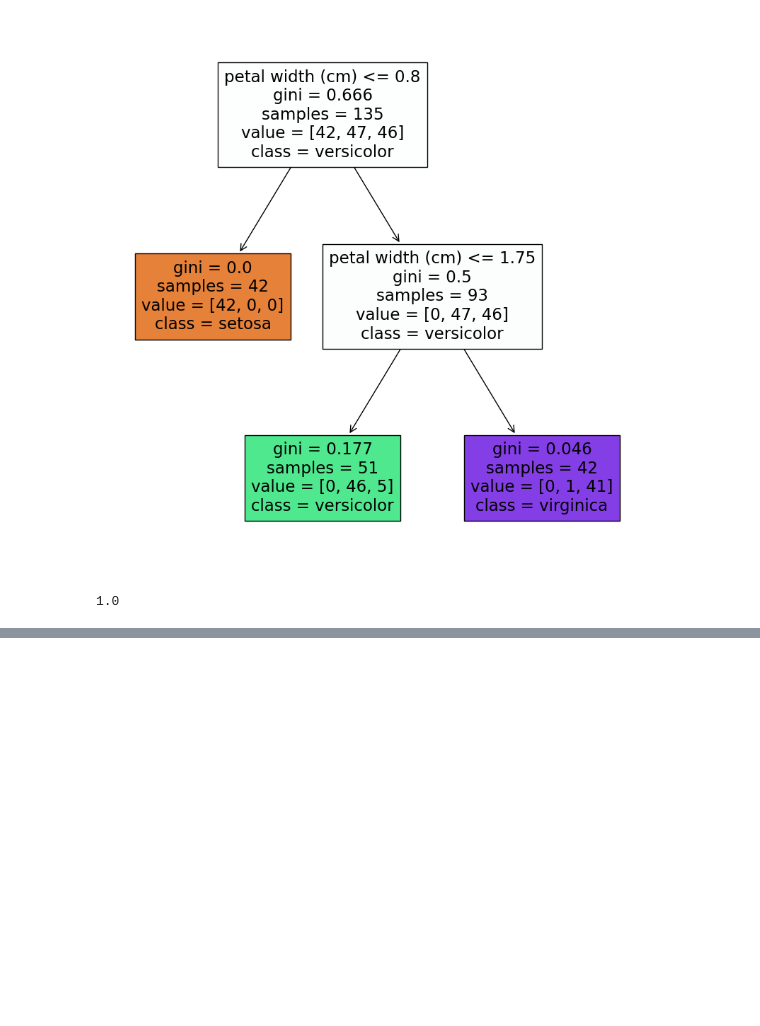
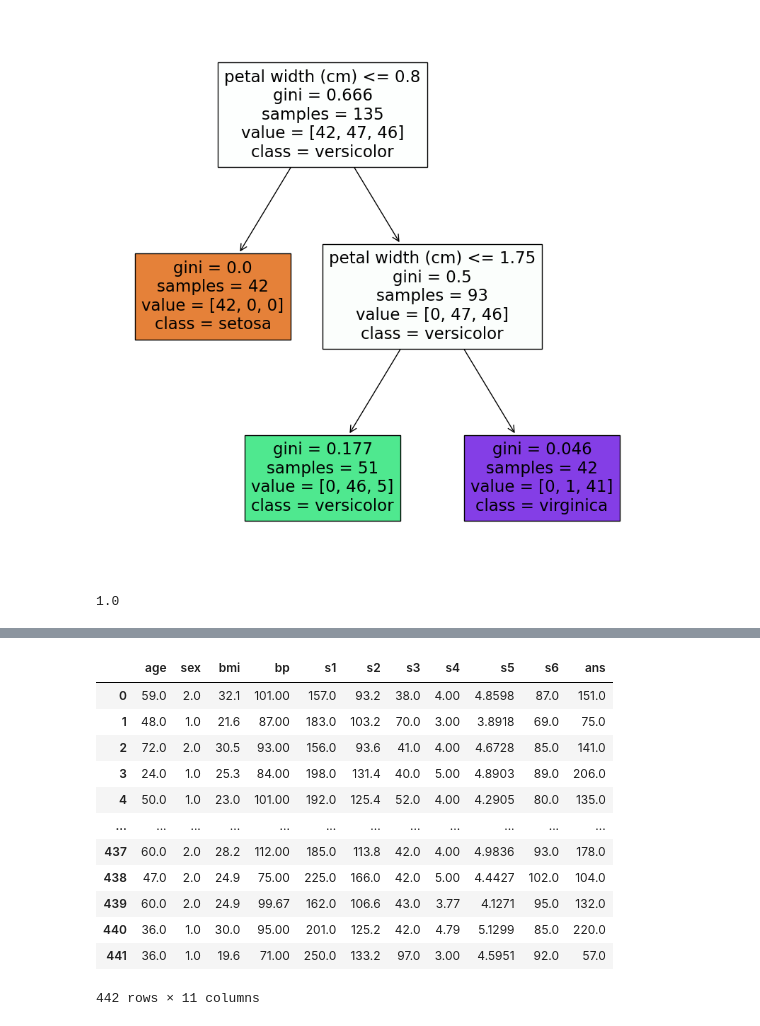
Before and after one commit to laisan86/sklearn, a Jupyter notebook: Python機器學習與深度學習應用班_基礎.ipynb, the cells around one changed output, grey strips where cells are left out. Saved outputs shown, nothing was run; the diff lists cells and outputs as text; code cells hidden in the pictures; blank space fills up the shorter version.

```diff
--- a/Python機器學習與深度學習應用班_基礎.ipynb
+++ b/Python機器學習與深度學習應用班_基礎.ipynb
@@ -77,0 +80,5 @@ accuracy_score(y_test, pre)
+# %%
+import pandas as pd
+from sklearn.datasets import load_diabetes
+diabetes = load_diabetes(scaled=False)
+print(diabetes.DESCR)
@@ -77,0 +103,18 @@ accuracy_score(y_test, pre)
+# %%
+data = pd.DataFrame(data=diabetes["data"], columns=diabetes["feature_names"])
+data["ans"] = diabetes["target"]
+data
+# %% [output]
+|  | age | sex | bmi | bp | s1 | s2 | s3 | s4 | s5 | s6 | ans |
+| 0 | 59.0 | 2.0 | 32.1 | 101.00 | 157.0 | 93.2 | 38.0 | 4.00 | 4.8598 | 87.0 | 151.0 |
+| 1 | 48.0 | 1.0 | 21.6 | 87.00 | 183.0 | 103.2 | 70.0 | 3.00 | 3.8918 | 69.0 | 75.0 |
+| 2 | 72.0 | 2.0 | 30.5 | 93.00 | 156.0 | 93.6 | 41.0 | 4.00 | 4.6728 | 85.0 | 141.0 |
+| 3 | 24.0 | 1.0 | 25.3 | 84.00 | 198.0 | 131.4 | 40.0 | 5.00 | 4.8903 | 89.0 | 206.0 |
+| 4 | 50.0 | 1.0 | 23.0 | 101.00 | 192.0 | 125.4 | 52.0 | 4.00 | 4.2905 | 80.0 | 135.0 |
+| ... | ... | ... | ... | ... | ... | ... | ... | ... | ... | ... | ... |
+| 437 | 60.0 | 2.0 | 28.2 | 112.00 | 185.0 | 113.8 | 42.0 | 4.00 | 4.9836 | 93.0 | 178.0 |
+| 438 | 47.0 | 2.0 | 24.9 | 75.00 | 225.0 | 166.0 | 42.0 | 5.00 | 4.4427 | 102.0 | 104.0 |
+| 439 | 60.0 | 2.0 | 24.9 | 99.67 | 162.0 | 106.6 | 43.0 | 3.77 | 4.1271 | 95.0 | 132.0 |
+| 440 | 36.0 | 1.0 | 30.0 | 95.00 | 201.0 | 125.2 | 42.0 | 4.79 | 5.1299 | 85.0 | 220.0 |
+| 441 | 36.0 | 1.0 | 19.6 | 71.00 | 250.0 | 133.2 | 97.0 | 3.00 | 4.5951 | 92.0 | 57.0 |
+442 rows × 11 columns
```
Also changed, not shown: parts of 7 cells of this notebook.
